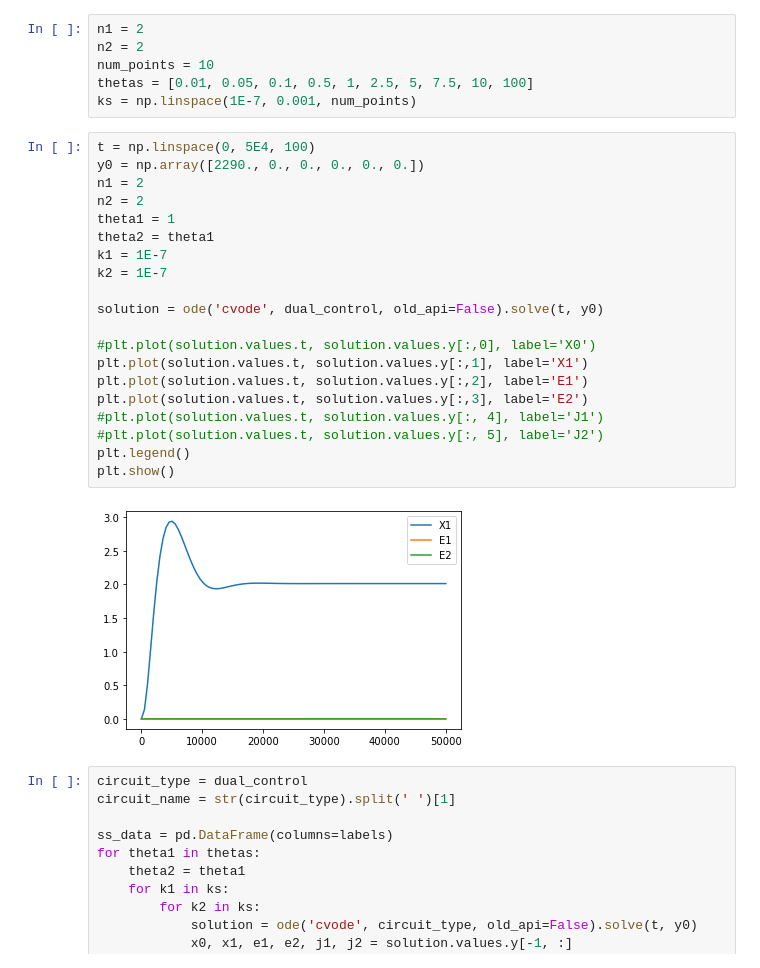
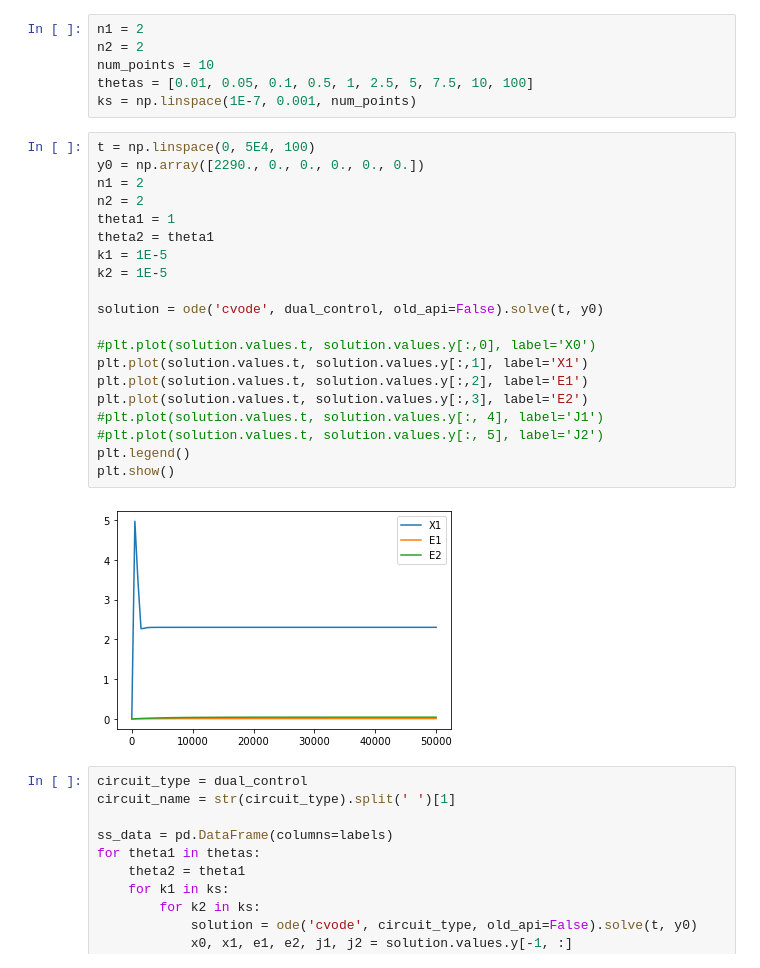
Before and after one commit to cjmerzbacher/msc-thesis, a Jupyter notebook: toy_model_plots/toy_model_sundials.ipynb, the cells around one changed output. Saved outputs shown, nothing was run; the diff lists cells and outputs as text.

```diff
--- a/toy_model_plots/toy_model_sundials.ipynb
+++ b/toy_model_plots/toy_model_sundials.ipynb
@@ -83,25 +83,25 @@ ks = np.linspace(1E-7, 0.001, num_points)
 # %%
 t = np.linspace(0, 5E4, 100)
 y0 = np.array([2290., 0., 0., 0., 0., 0.])
 n1 = 2
 n2 = 2
 theta1 = 1
 theta2 = theta1
-k1 = 1E-7
-k2 = 1E-7
+k1 = 1E-5
+k2 = 1E-5
 
 solution = ode('cvode', dual_control, old_api=False).solve(t, y0)
 
 #plt.plot(solution.values.t, solution.values.y[:,0], label='X0')
 plt.plot(solution.values.t, solution.values.y[:,1], label='X1')
 plt.plot(solution.values.t, solution.values.y[:,2], label='E1')
 plt.plot(solution.values.t, solution.values.y[:,3], label='E2')
 #plt.plot(solution.values.t, solution.values.y[:, 4], label='J1')
 #plt.plot(solution.values.t, solution.values.y[:, 5], label='J2')
 plt.legend()
 plt.show()
 # %% [output]
-[figure, old version]
+[figure, new version]
 # %%
 circuit_type = dual_control
 circuit_name = str(circuit_type).split(' ')[1]
```
Also changed, not shown: 4 other files.
